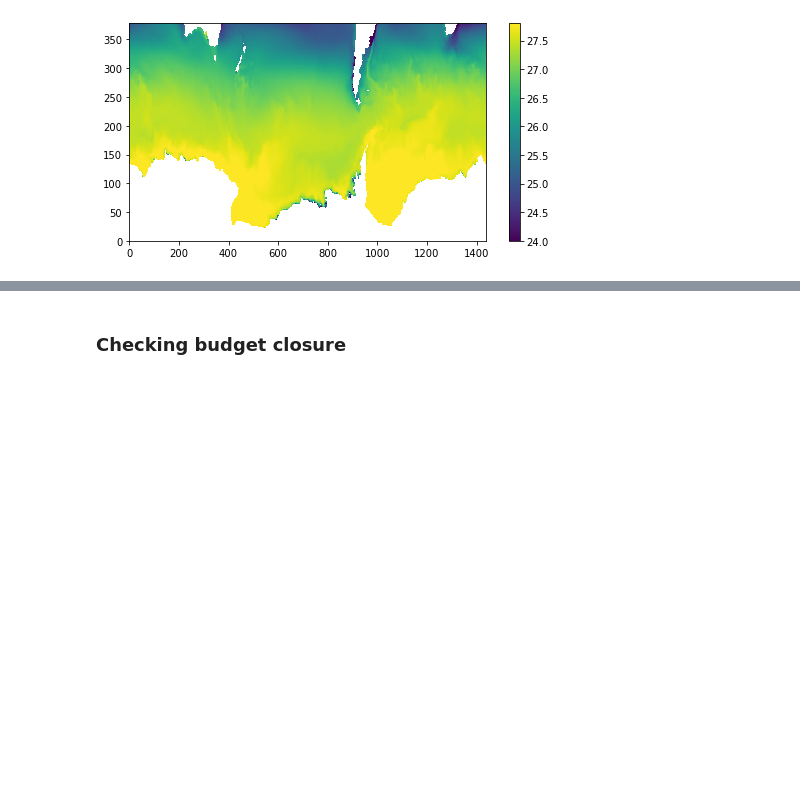
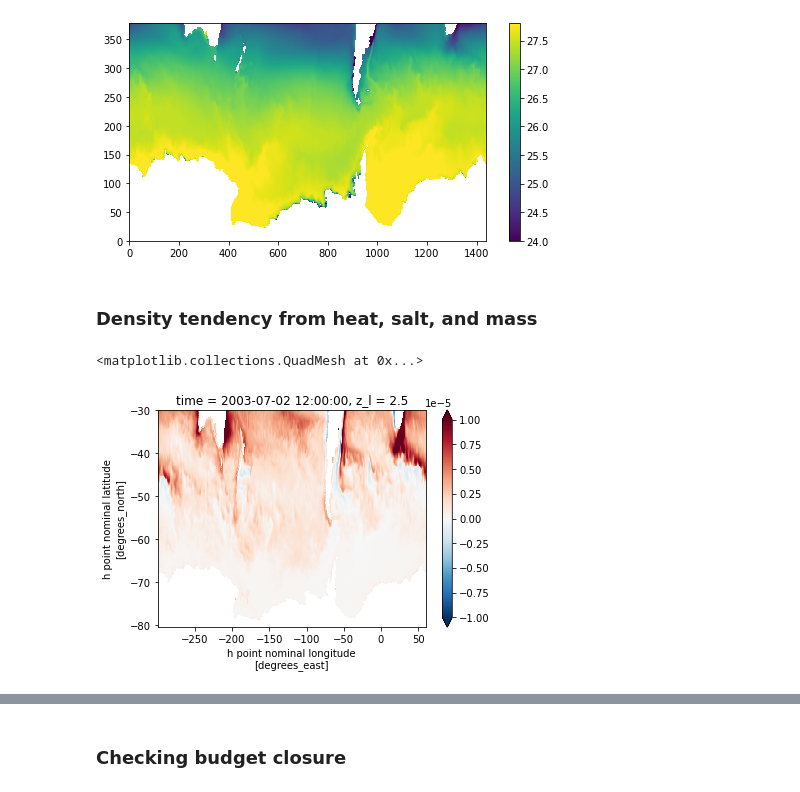
Before and after one commit to gmacgilchrist/so_decadal_variability, a Jupyter notebook: notebooks/so_decadal-variability_OM4-JRA.ipynb, the cells around one changed output, grey strips where cells are left out. Drawn from its saved outputs; the diff is of its cells as text; code cells hidden in the pictures; blank space fills up the shorter version.

```diff
--- a/notebooks/so_decadal-variability_OM4-JRA.ipynb
+++ b/notebooks/so_decadal-variability_OM4-JRA.ipynb
@@ -68,2 +87,0 @@ OSError: no files to open
-# %%
-ds = ds.isel(time=0)
@@ -156,3 +179,5 @@ plt.colorbar(im,ax=ax)
 # %% [output]
 <matplotlib.colorbar.Colorbar at 0x...>
 [figure]
+# %% [markdown]
+### Density tendency from heat, salt, and mass
@@ -158,0 +199,5 @@ plt.colorbar(im,ax=ax)
+# %%
+drho_heat.isel(time=0,z_l=0).plot(vmin=-1E-5)
+# %% [output]
+<matplotlib.collections.QuadMesh at 0x...>
+[figure, added]
```
Also changed, not shown: parts of 26 cells of this notebook, 1 other file.
